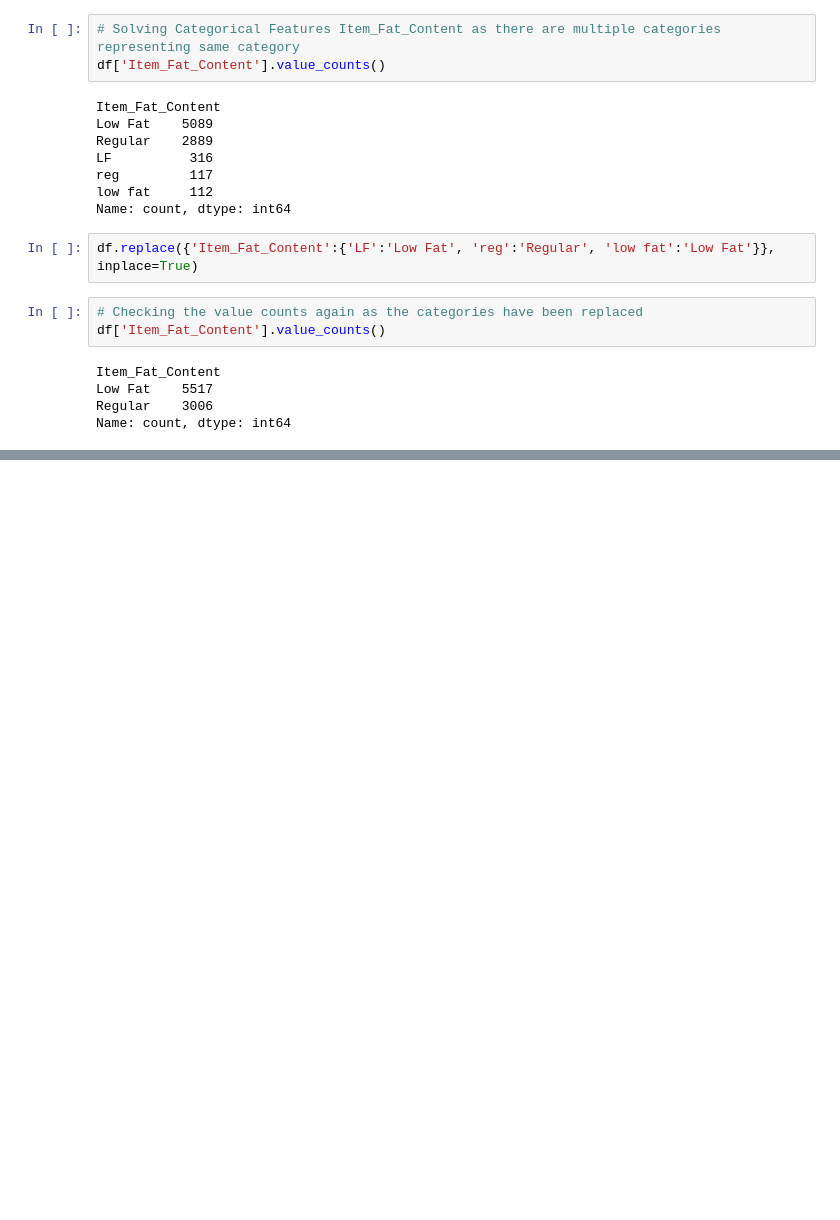
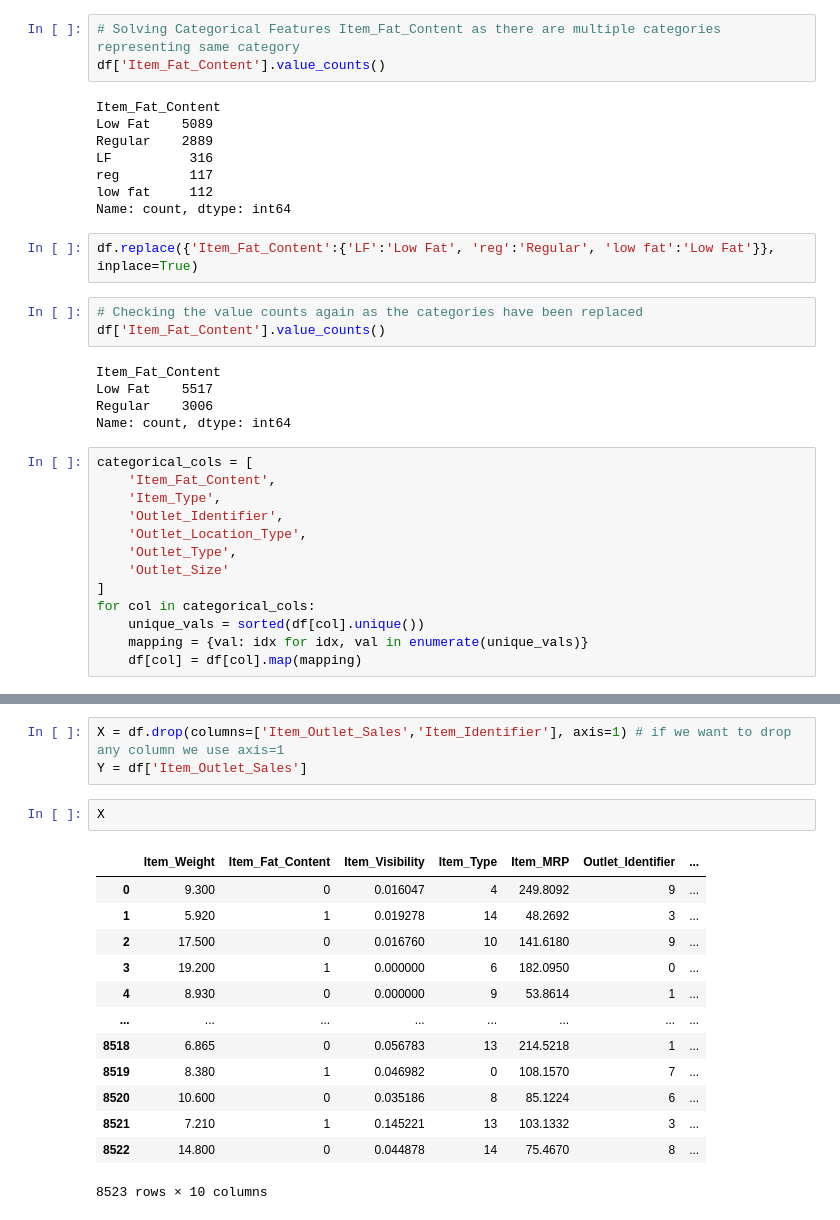
Before and after one commit to harshbhatt15/Machine-Learning, a Jupyter notebook: ADVANCED ALGORITHMS/Ensemble_method/Boosting/Gradient_Approach/CatBoost/sales_prediction.ipynb, the cells around one changed output, grey strips where cells are left out. Drawn from its saved outputs; the diff is of its cells as text; blank space fills up the shorter version.

```diff
--- a/ADVANCED ALGORITHMS/Ensemble_method/Boosting/Gradient_Approach/CatBoost/sales_prediction.ipynb
+++ b/ADVANCED ALGORITHMS/Ensemble_method/Boosting/Gradient_Approach/CatBoost/sales_prediction.ipynb
@@ -187,3 +187,16 @@ Item_Fat_Content
 Low Fat    5517
 Regular    3006
 Name: count, dtype: int64
+# %%
+categorical_cols = [
+    'Item_Fat_Content',
+    'Item_Type',
+    'Outlet_Identifier',
+    'Outlet_Location_Type',
+    'Outlet_Type',
+    'Outlet_Size'
+]
+for col in categorical_cols:
+    unique_vals = sorted(df[col].unique())
+    mapping = {val: idx for idx, val in enumerate(unique_vals)}
+    df[col] = df[col].map(mapping)
@@ -189,0 +212,19 @@ Name: count, dtype: int64
+# %%
+X = df.drop(columns=['Item_Outlet_Sales','Item_Identifier'], axis=1) # if we want to drop any column we use axis=1
+Y = df['Item_Outlet_Sales']
+# %%
+X
+# %% [output]
+|  | Item_Weight | Item_Fat_Content | Item_Visibility | Item_Type | Item_MRP | Outlet_Identifier | ... |
+| 0 | 9.300 | 0 | 0.016047 | 4 | 249.8092 | 9 | ... |
+| 1 | 5.920 | 1 | 0.019278 | 14 | 48.2692 | 3 | ... |
+| 2 | 17.500 | 0 | 0.016760 | 10 | 141.6180 | 9 | ... |
+| 3 | 19.200 | 1 | 0.000000 | 6 | 182.0950 | 0 | ... |
+| 4 | 8.930 | 0 | 0.000000 | 9 | 53.8614 | 1 | ... |
+| ... | ... | ... | ... | ... | ... | ... | ... |
+| 8518 | 6.865 | 0 | 0.056783 | 13 | 214.5218 | 1 | ... |
+| 8519 | 8.380 | 1 | 0.046982 | 0 | 108.1570 | 7 | ... |
+| 8520 | 10.600 | 0 | 0.035186 | 8 | 85.1224 | 6 | ... |
+| 8521 | 7.210 | 1 | 0.145221 | 13 | 103.1332 | 3 | ... |
+| 8522 | 14.800 | 0 | 0.044878 | 14 | 75.4670 | 8 | ... |
+8523 rows × 10 columns
```
Also changed, not shown: parts of 9 cells of this notebook, 5 other files.
